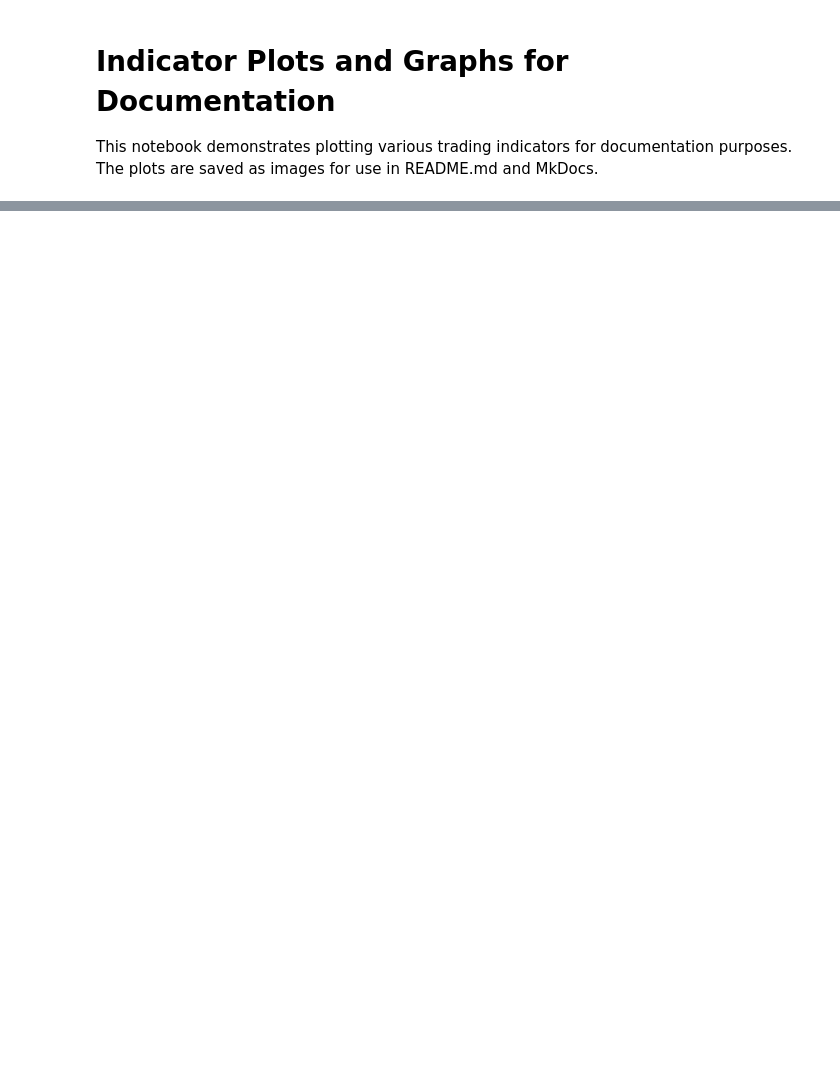
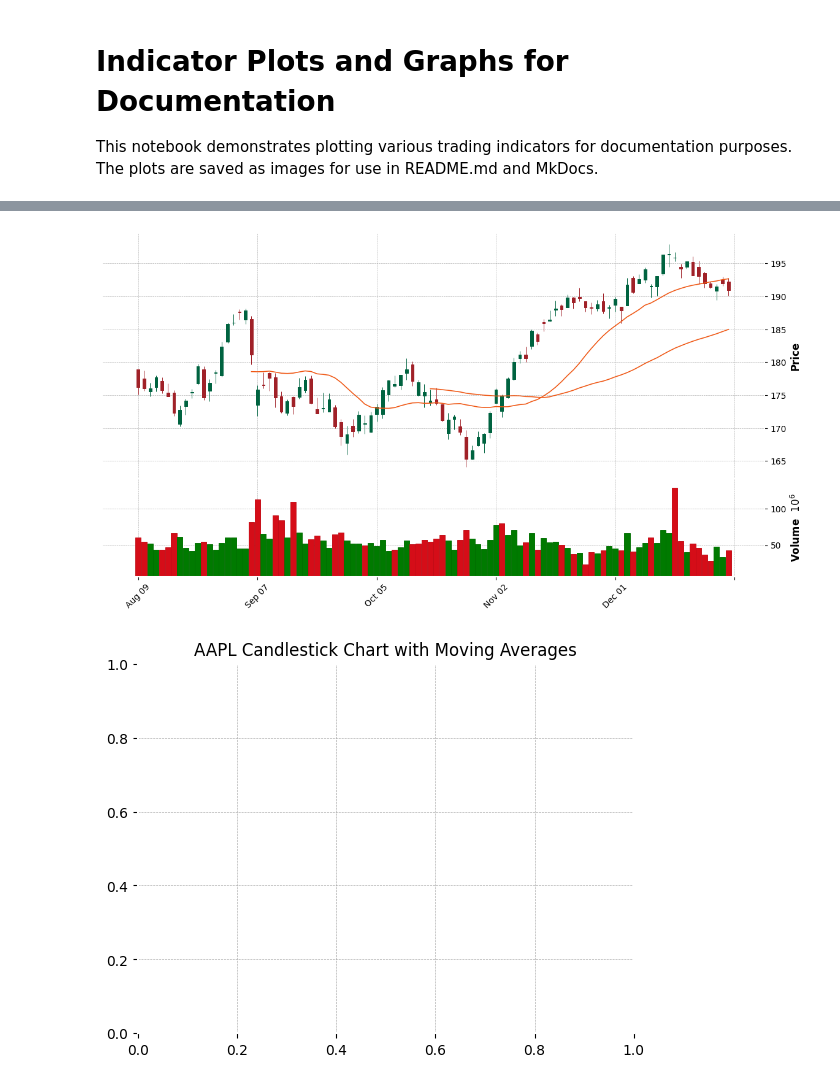
Before and after one commit to OMCHOKSI108/Quantitative-Trading-Indicators, a Jupyter notebook: indicator_plots.ipynb, the cells around one changed output, grey strips where cells are left out. Cells and saved outputs as stored; diff of their text form; code cells hidden in the pictures; blank space fills up the shorter version.

```diff
--- a/indicator_plots.ipynb
+++ b/indicator_plots.ipynb
@@ -261,12 +278,14 @@ plt.show()
 # %%
 # Plot Candlestick Chart
 # Basic candlestick chart
-fig, ax = plt.subplots(figsize=(15, 8))
-mpf.plot(df.iloc[-100:], type='candle', style='charles', volume=True,
-         mav=(20, 50), show_nontrading=True, ax=ax)
+mpf.plot(df.iloc[-100:], type='candle', style='charles',
+         mav=(20, 50), volume=True, figsize=(15, 8))
 plt.title(f'{ticker} Candlestick Chart with Moving Averages')
 plt.savefig('images/candlestick_chart.png', dpi=300, bbox_inches='tight')
 plt.show()
+# %% [output]
+[figure, added]
+[figure, added]
 # %%
 # Plot Candlestick with Engulfing Signals
 # Calculate engulfing patterns
```
Also changed, not shown: parts of 13 cells of this notebook.
